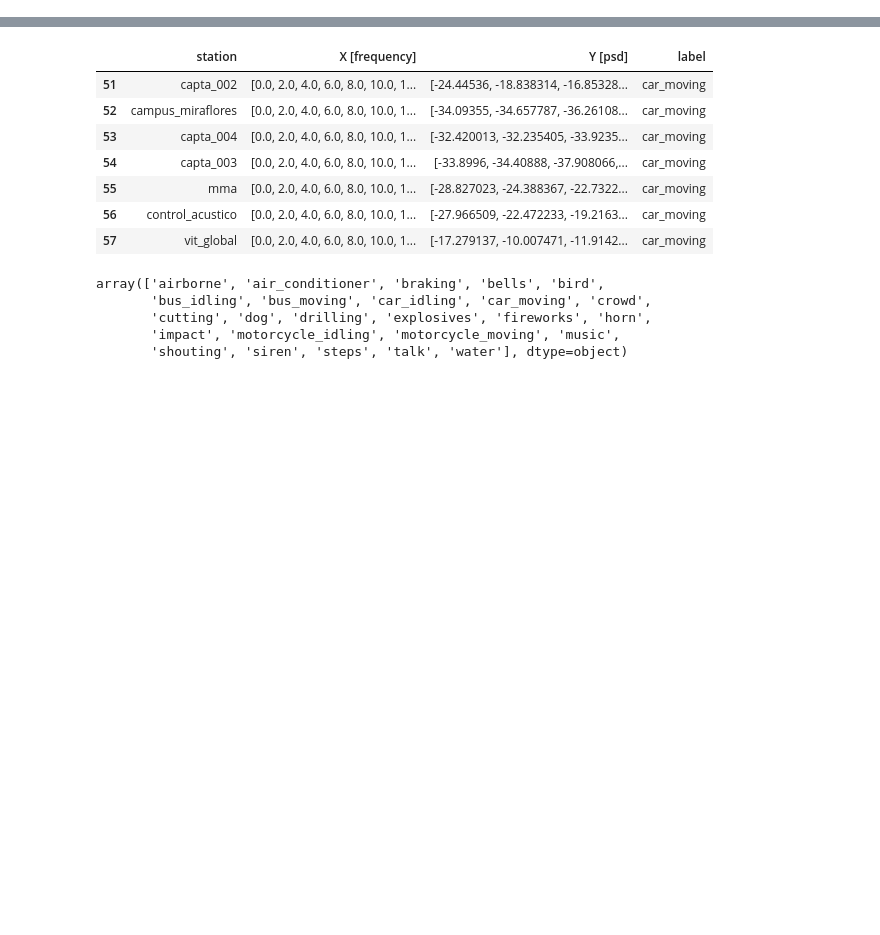
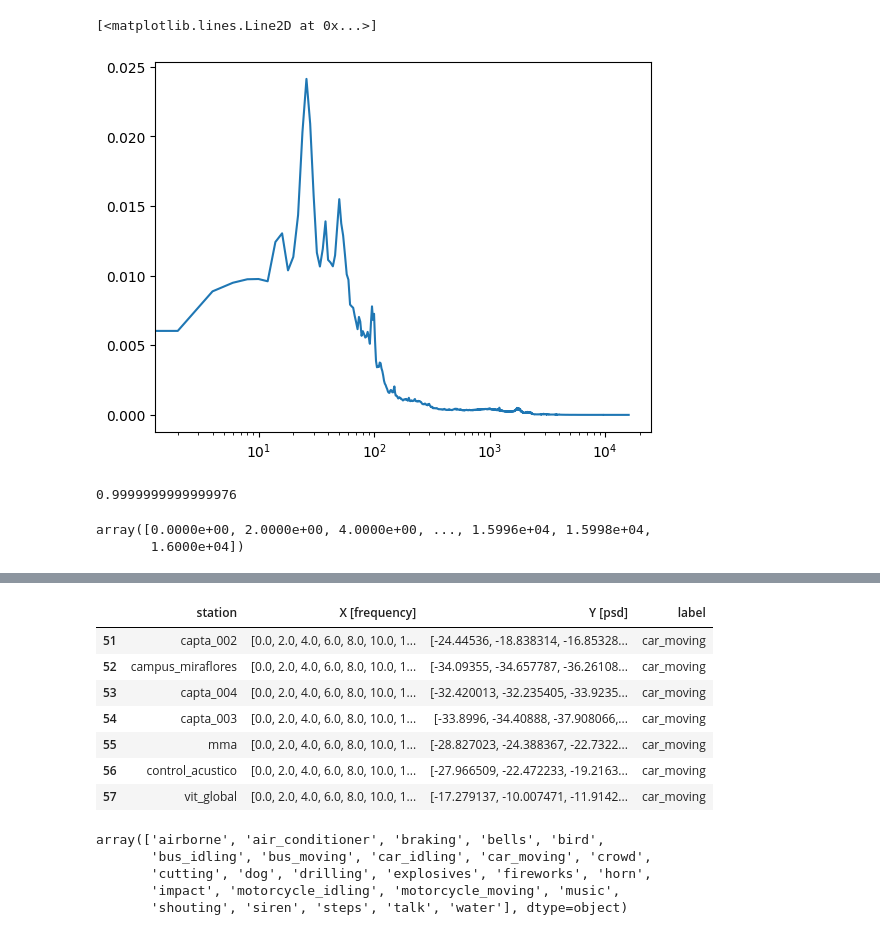
Before and after one commit to JoaquinRMorales/fusa_noise, a Jupyter notebook: Experiments.ipynb, the cells around one changed output, grey strips where cells are left out. Drawn from its saved outputs; the diff is of its cells as text; code cells hidden in the pictures; blank space fills up the shorter version.

```diff
--- a/Experiments.ipynb
+++ b/Experiments.ipynb
@@ -74,0 +136,17 @@ df
+# %%
+row = []
+
+x_data = df.loc[df['station']=='capta_002', 'Y [psd]'][0]
+y_data = df.loc[df['station']=='capta_002', 'X [frequency]'][0]
+
+area = 0
+
+for i in range(len(y_data)):
+
+    x_bin = 2 * x_data[i]
+
+    area += x_bin
+
+for i in range(len(y_data)):
+
+    row.append(2*x_data[i]/area)
@@ -74,0 +157,5 @@ df
+# %%
+plt.semilogx(y_data, row)
+# %% [output]
+[<matplotlib.lines.Line2D at 0x...>]
+[figure, added]
@@ -74,0 +166,10 @@ df
+# %%
+norm
+# %% [output]
+0.9999999999999976
+# %%
+df.loc[df['station']=='capta_002', 'Y [psd]'][0]
+df.loc[df['station']=='capta_002', 'X [frequency]'][0]
+# %% [output]
+array([0.0000e+00, 2.0000e+00, 4.0000e+00, ..., 1.5996e+04, 1.5998e+04,
+       1.6000e+04])
```
Also changed, not shown: parts of 17 cells of this notebook, 1 other file.
